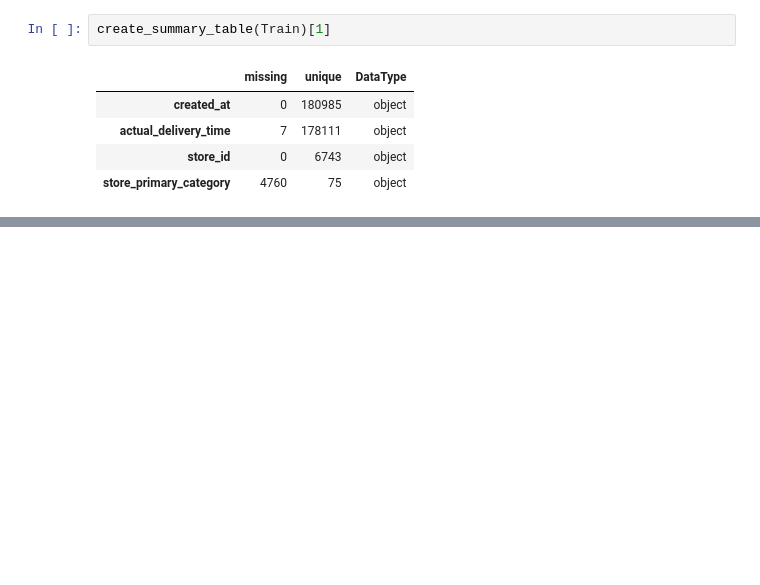
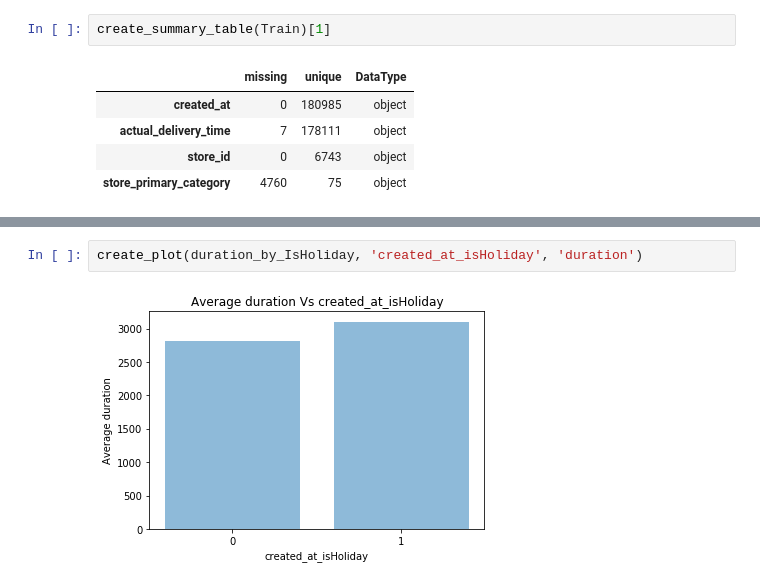
Before and after one commit to nengneng/DeliverTimePrediction, a Jupyter notebook: wei_EDA_v1.ipynb, the cells around one changed output, grey strips where cells are left out. Saved outputs shown, nothing was run; the diff lists cells and outputs as text; blank space fills up the shorter version.

```diff
--- a/wei_EDA_v1.ipynb
+++ b/wei_EDA_v1.ipynb
@@ -106,0 +233,4 @@ create_summary_table(Train)[1]
+# %%
+create_plot(duration_by_IsHoliday, 'created_at_isHoliday', 'duration')
+# %% [output]
+[figure, added]
```
Also changed, not shown: parts of 19 cells of this notebook, 1 other file.
